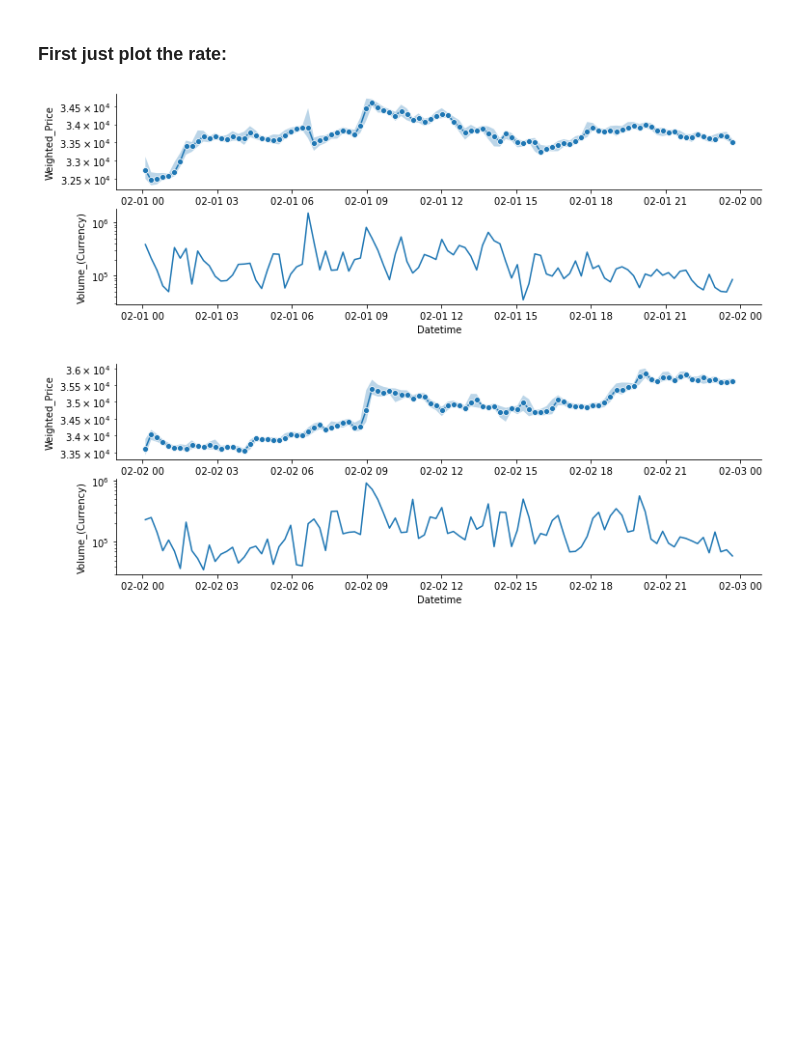
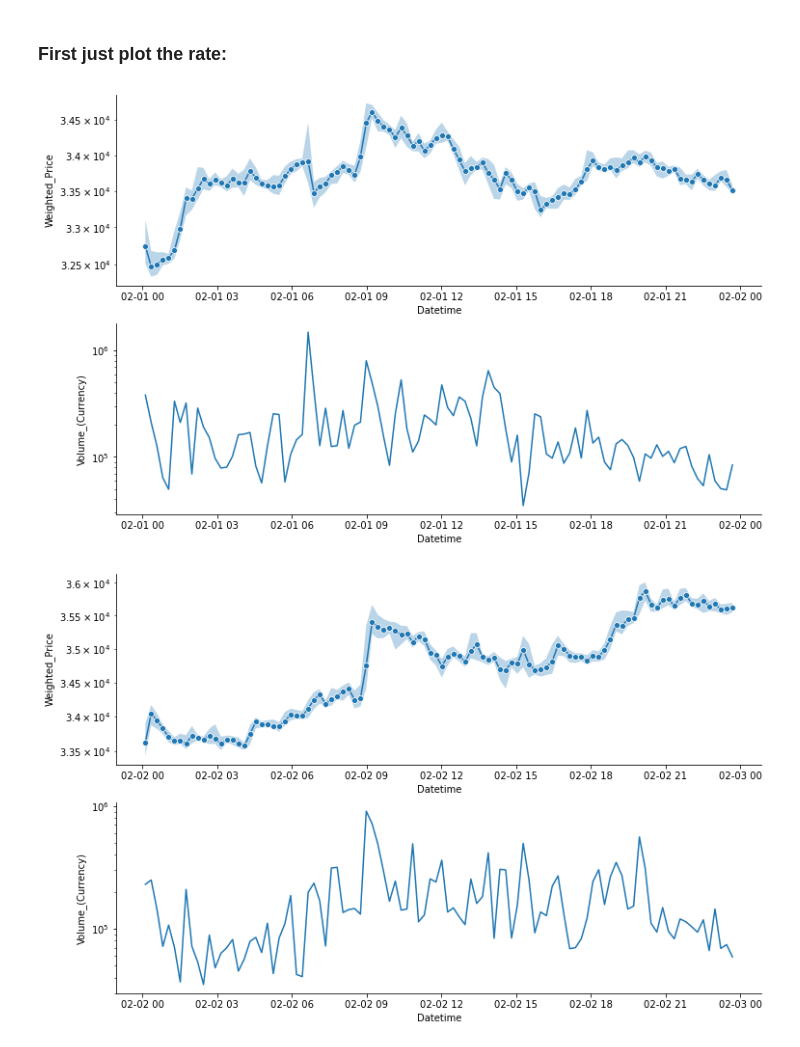
Before and after one commit to 0mar/Coined, a Jupyter notebook: Coined.ipynb, the cells around one changed output. Cells and saved outputs as stored; diff of their text form; code cells hidden in the pictures; blank space fills up the shorter version.

```diff
--- a/Coined.ipynb
+++ b/Coined.ipynb
@@ -27,41 +27,40 @@ df.head()
 # %%
 import seaborn as sns
 
-#mpl.rcParams['axes.spines.top'] = False
-#mpl.rcParams['axes.spines.right'] = False
-
 
 def plot_rate(start_date, end_date, nwindow=100):
-    #figs = (12,4)
-    _, (ax1, ax2) = plt.subplots(2) #, figsize=(figs[0], figs[1]*2))
+
+    figs = plt.rcParams['figure.figsize'].copy()
+    figs[1] *= 2
+    _, (ax1, ax2) = plt.subplots(2, figsize=figs)
 
 
     mask = (df['Datetime'] > start_date) & (df['Datetime'] < end_date)
 
     nwindow = min(mask.sum()//100, nwindow)
 
     roller = df.loc[mask].rolling(nwindow)
     rolled = roller.mean()
     rolled.loc[:, 'High'] = roller.max().loc[:, 'High']
     rolled.loc[:, 'Low'] = roller.min().loc[:, 'Low']
     rolled = rolled.iloc[nwindow-1::nwindow]
     rolled.loc[:, 'Datetime'] = rolled.Timestamp.map(lambda ts: datetime.utcfromtimestamp(ts))
 
     for ax, ylab, m in zip((ax1, ax2), ('Weighted_Price', 'Volume_(Currency)'), ('o', '')):
         sns.lineplot(data=rolled, x='Datetime', y=ylab, ax=ax, marker=m)
         ax.semilogy()
 
     ax1.fill_between(rolled.Datetime, y1=rolled.Low, y2=rolled.High, alpha=.3)
     plt.show()
 
 
 dt = timedelta(days=1)
 start_date = datetime(2021, 2, 1)
 
 for _ in range(11):
     end_date = start_date + dt
     plot_rate(start_date, end_date)
     start_date += dt
 # %% [output]
-[figure, old version]
+[figure, new version]
-[figure, old version]
+[figure, new version]
```
Also changed, not shown: parts of 1 cell of this notebook, 1 other file.
